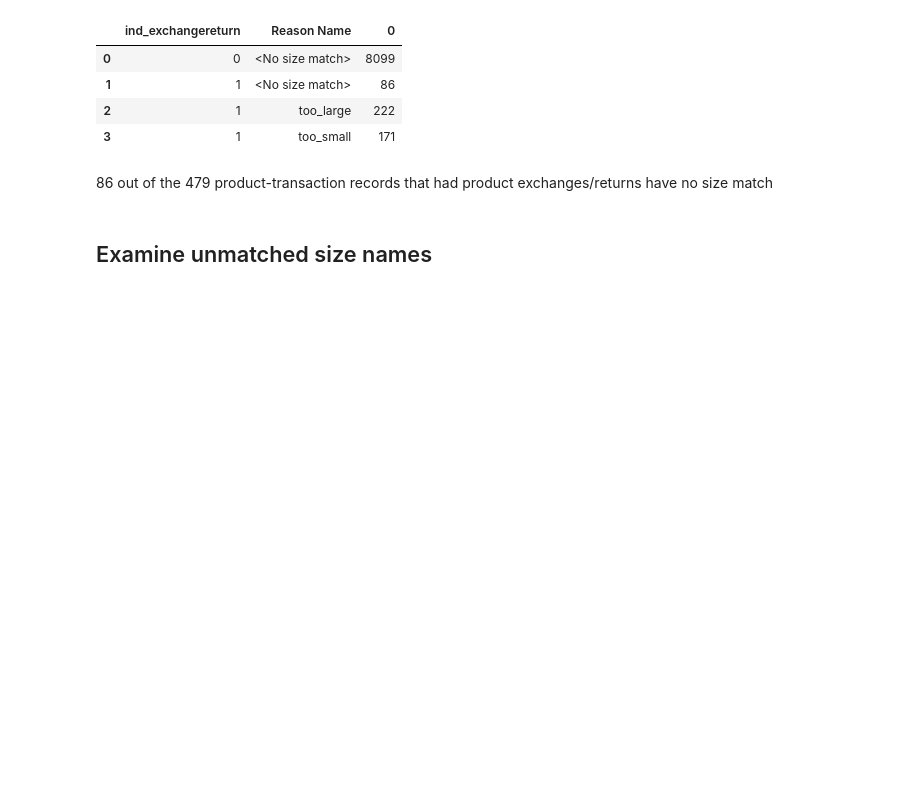
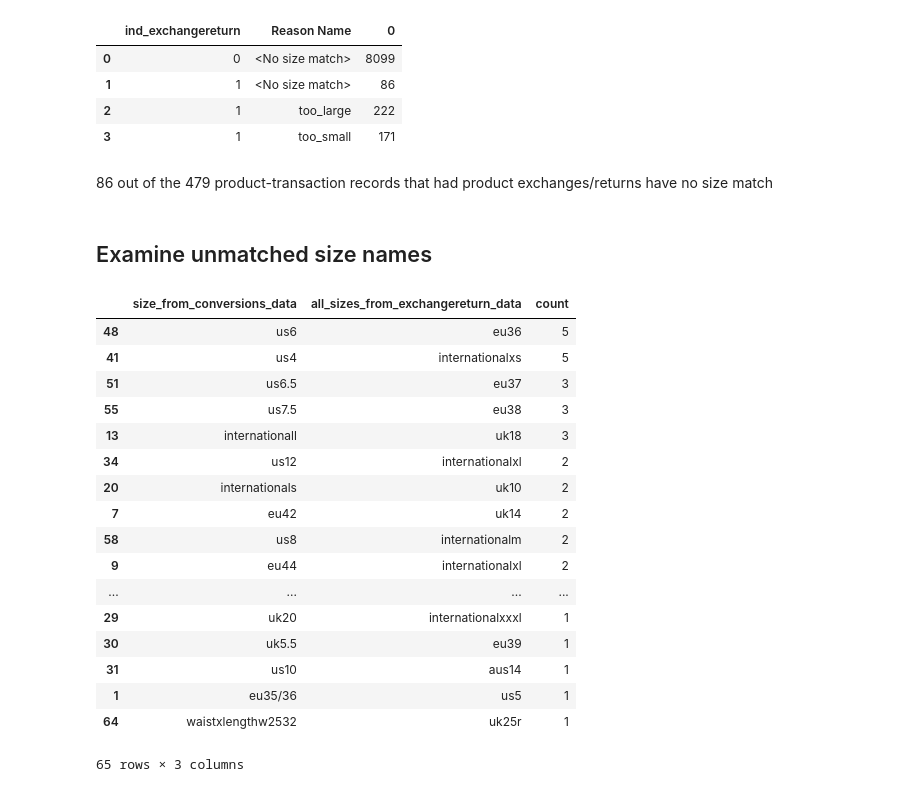
Before and after one commit to winstonchan1990/pixibo, a Jupyter notebook: src/main.ipynb, the cells around one changed output. Saved outputs shown, nothing was run; the diff lists cells and outputs as text; code cells hidden in the pictures; blank space fills up the shorter version.

Commit message:
examine unmatched sizes; obtain UIDs for matching

```diff
--- a/src/main.ipynb
+++ b/src/main.ipynb
@@ -487,0 +483,49 @@ unmatched_purchased_sizenames = set(DATA_CONVERSIONS_EXCHANGE_RETURNS[
+# %%
+### Records with exchange/returns, but cannot match by size
+unmatched_purchased_sizenames = DATA_CONVERSIONS_EXCHANGE_RETURNS[
+    (DATA_CONVERSIONS_EXCHANGE_RETURNS.ind_exchangereturn==1) &
+    (DATA_CONVERSIONS_EXCHANGE_RETURNS['Reason Name']=='<No size match>')
+][['transaction','sku','size','size_name']]
+
+### Get all size records from DATA_EXCHANGE_RETURNS for these unmatched TransactionID-SKUID pairs
+unmatched_purchased_sizenames = unmatched_purchased_sizenames.merge(
+    ### Concatenate all orginal_sizes in DATA_EXCHANGE_RETURNS by transaction and sku
+    right = DATA_EXCHANGE_RETURNS \
+        .groupby(['Order nr','SKU ID']) \
+        .agg({'original_size': lambda x: '__AND__'.join(sorted(list(set(x))))}) \
+        .reset_index(),
+    how = 'left',
+    left_on = ['transaction','sku'],
+    right_on = ['Order nr','SKU ID']
+)
+
+unmatched_purchased_sizenames = unmatched_purchased_sizenames.rename(columns={
+    'size_name':'size_from_conversions_data',
+    'original_size':'all_sizes_from_exchangereturn_data'
+})
+
+unmatched_purchased_sizenames \
+    .groupby(['size_from_conversions_data','all_sizes_from_exchangereturn_data']) \
+    .size() \
+    .reset_index() \
+    .rename(columns={0:'count'}) \
+    .sort_values(by='count',ascending=False)
+# %% [output]
+|  | size_from_conversions_data | all_sizes_from_exchangereturn_data | count |
+| 48 | us6 | eu36 | 5 |
+| 41 | us4 | internationalxs | 5 |
+| 51 | us6.5 | eu37 | 3 |
+| 55 | us7.5 | eu38 | 3 |
+| 13 | internationall | uk18 | 3 |
+| 34 | us12 | internationalxl | 2 |
+| 20 | internationals | uk10 | 2 |
+| 7 | eu42 | uk14 | 2 |
+| 58 | us8 | internationalm | 2 |
+| 9 | eu44 | internationalxl | 2 |
+| ... | ... | ... | ... |
+| 29 | uk20 | internationalxxxl | 1 |
+| 30 | uk5.5 | eu39 | 1 |
+| 31 | us10 | aus14 | 1 |
+| 1 | eu35/36 | us5 | 1 |
+| 64 | waistxlengthw2532 | uk25r | 1 |
+65 rows × 3 columns
```
Also changed, not shown: parts of 13 cells of this notebook.
